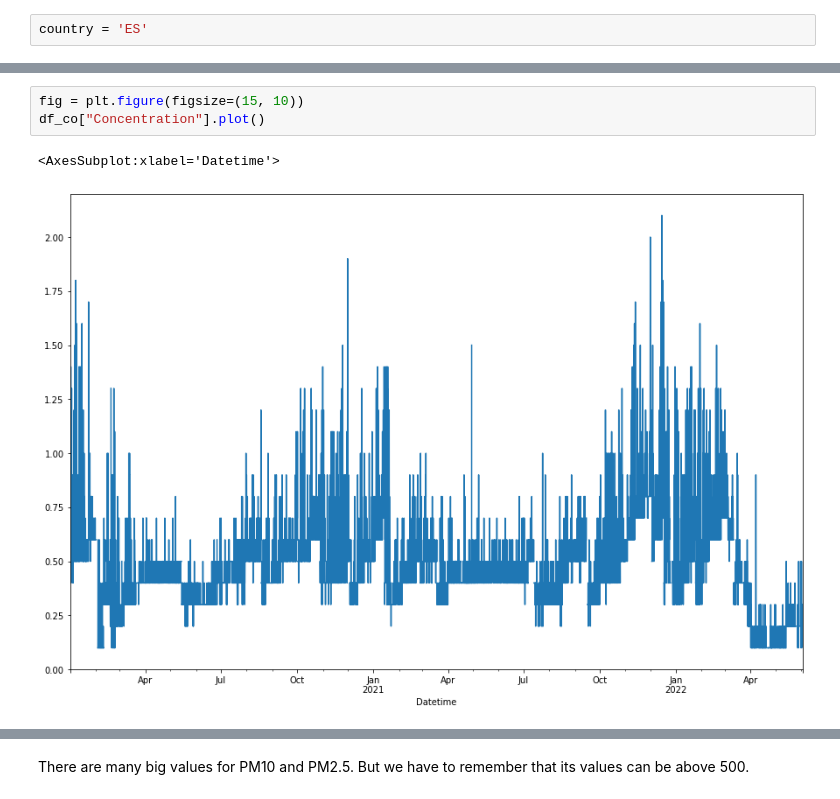
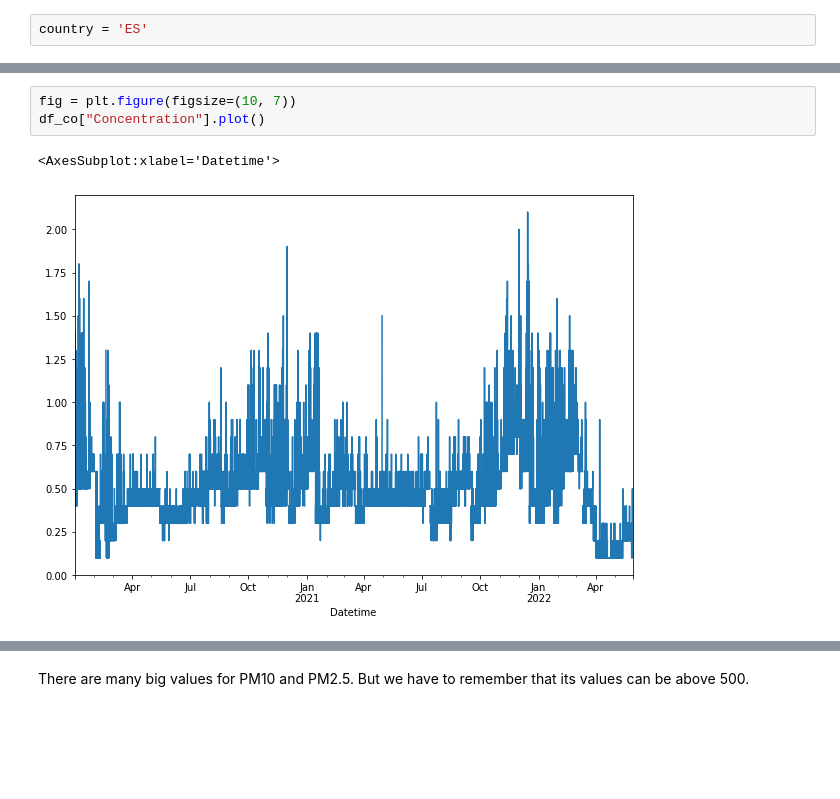
Before and after one commit to XenaN/mlops_project, a Jupyter notebook: notebooks/AQI_analysis.ipynb, the cells around one changed output, grey strips where cells are left out. Saved outputs shown, nothing was run; the diff lists cells and outputs as text; blank space fills up the shorter version.

```diff
--- a/notebooks/AQI_analysis.ipynb
+++ b/notebooks/AQI_analysis.ipynb
@@ -48,8 +66,8 @@ df_co
 # %%
-fig = plt.figure(figsize=(15, 10))
+fig = plt.figure(figsize=(10, 7))
 df_co["Concentration"].plot()
 # %% [output]
 <AxesSubplot:xlabel='Datetime'>
-[figure, old version]
+[figure, new version]
 # %%
 df_no2 = pd.read_csv(f"../data/interim/cleaned/{country}_NO2_cleaned.csv", parse_dates=['Datetime'], index_col=['Datetime'])
```
Also changed, not shown: parts of 99 cells of this notebook, 6 other files.
